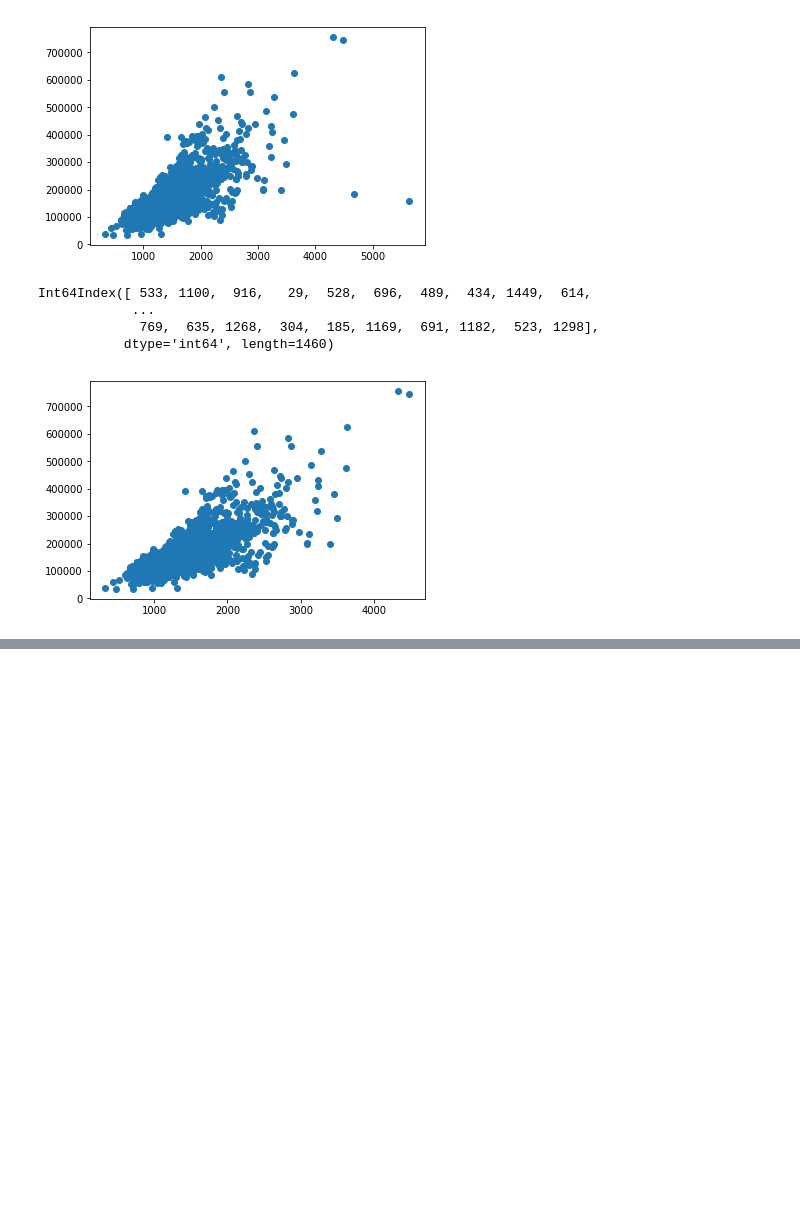
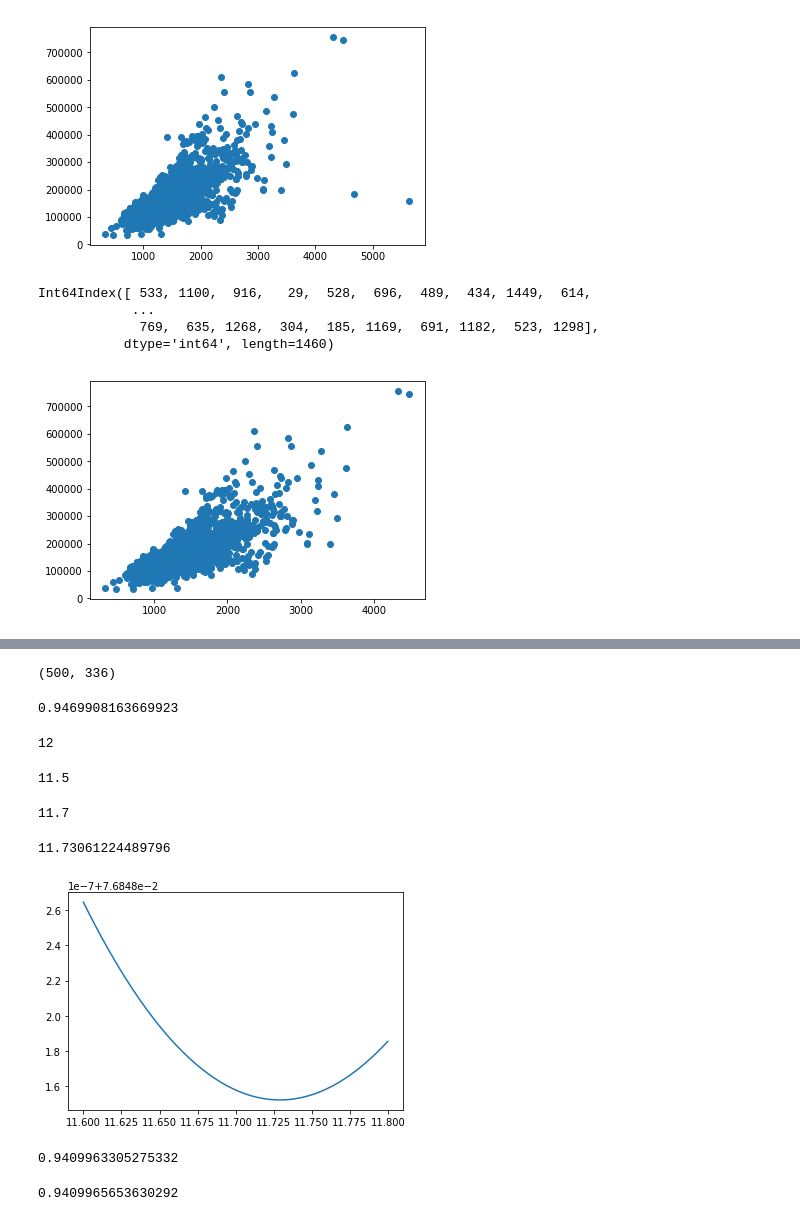
Before and after one commit to liushane/house_price, a Jupyter notebook: exercise.ipynb, the cells around one changed output, grey strips where cells are left out. Cells and saved outputs as stored; diff of their text form; code cells hidden in the pictures; blank space fills up the shorter version.

Commit message:
Ridge调优

```diff
--- a/exercise.ipynb
+++ b/exercise.ipynb
@@ -977,0 +998,58 @@ Name: 0.75, dtype: float64
+# %%
+#随机选取500行数据作为test
+sam_test = train_feated.sample(500)
+x_test01 = sam_test.iloc[:,1:33]
+x_test02 = sam_test.iloc[:,34:]
+x_test = pd.concat([x_test01,x_test02],axis = 1)
+y_test = sam_test.loc[:,'SalePrice']
+x_test.shape
+# %% [output]
+(500, 336)
+# %%
+#建立模型--Ridge
+from sklearn.linear_model import Ridge,RidgeCV,ElasticNet,LassoCV
+model = Ridge()
+model.fit(x_train,y_train)
+model.score(x_test,y_test)
+# %% [output]
+0.9469908163669923
+# %%
+#模型优化
+model = RidgeCV(alphas = np.array([8,10,12,14]))
+model.fit(x_train,y_train)
+model.alpha_
+# %% [output]
+12
+# %%
+model = RidgeCV(alphas = np.array([10,10.5,11.5,12,12.5,13]))
+model.fit(x_train,y_train)
+model.alpha_
+# %% [output]
+11.5
+# %%
+model = RidgeCV(alphas = np.array([11,11.1,11.2,11.3,11.4,11.5,11.6,11.7,11.8,11.9,12]))
+model.fit(x_train,y_train)
+model.alpha_
+# %% [output]
+11.7
+# %%
+alphas_to_test = np.linspace(11.6,11.8)#默认形成50个平均分割的数
+model = RidgeCV(alphas = alphas_to_test,store_cv_values=True)
+model.fit(x_train,y_train)
+# model.score(x_test,y_test)
+fig = plt.figure()
+plt.plot(alphas_to_test,model.cv_values_.mean(axis=0))
+print(model.alpha_)
+# %% [output]
+11.73061224489796
+[figure, added]
+# %%
+model.score(x_test,y_test)
+# %% [output]
+0.9409963305275332
+# %%
+model = RidgeCV(alphas = [11.73,11.7306,11.7307])
+model.fit(x_train,y_train)
+model.score(x_test,y_test)
+# %% [output]
+0.9409965653630292
```
Also changed, not shown: parts of 21 cells of this notebook, 4 other files.
